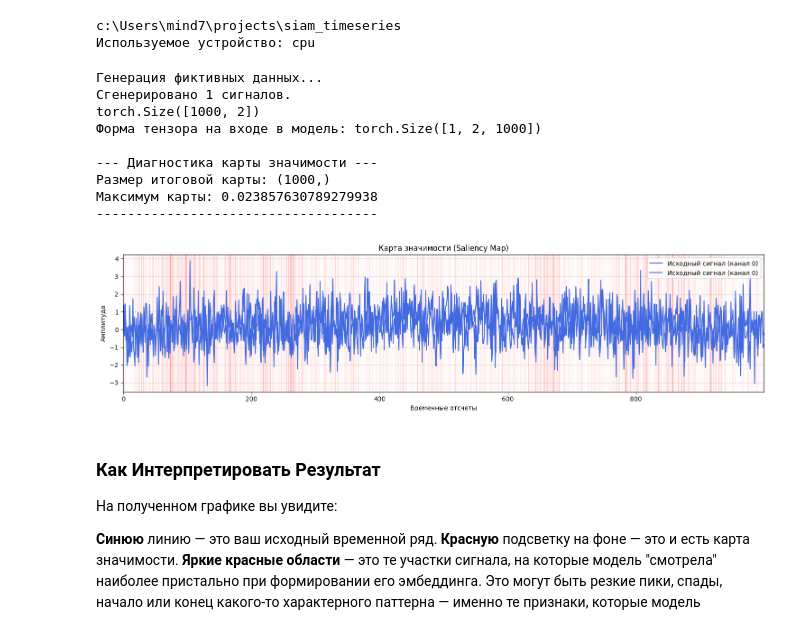
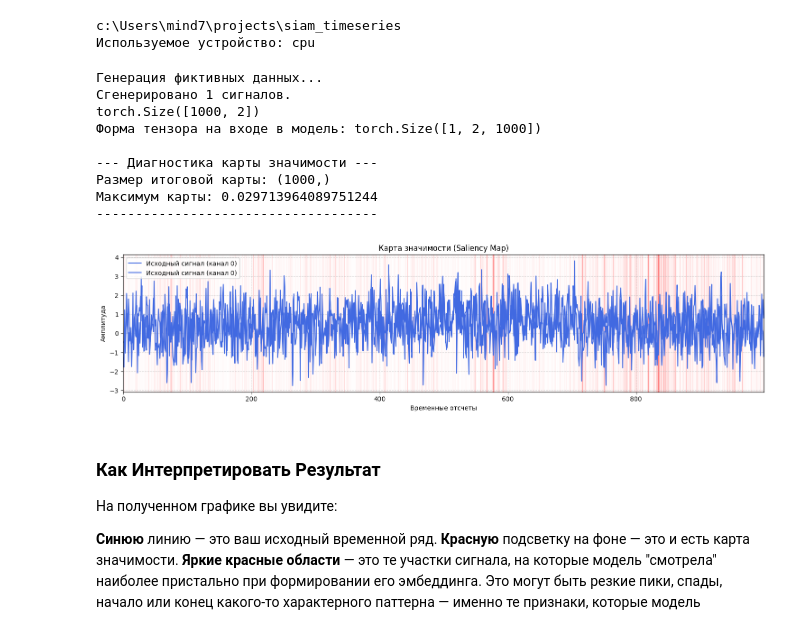
Before and after one commit to rpol-recart/Hierarchical_Time_Series, a Jupyter notebook: notebooks/interpretation.ipynb, the cells around one changed output. Cells and saved outputs as stored; diff of their text form; code cells hidden in the pictures.

```diff
--- a/notebooks/interpretation.ipynb
+++ b/notebooks/interpretation.ipynb
@@ -133,36 +133,36 @@ def visualize_saliency(original_signal_channel, saliency_map, channel_index=0, t
 DEVICE = "cuda" if torch.cuda.is_available() else "cpu"
 EMBEDDING_DIM = 64
 model = HierarchicalSignalNet(embedding_dim=EMBEDDING_DIM)
 # Укажите путь к вашим обученным весам!
 try:
-    model.load_state_dict(torch.load("../checkpoints/model_epoch_20.pth"))
+    model.load_state_dict(torch.load("../checkpoints/model_epoch_5.pth"))
 except FileNotFoundError:
     print("Внимание: Файл с весами модели не найден. Будут использованы случайные веса.")
     # Если веса не найдены, код все равно отработает, но карта будет бессмысленной
 model.to(DEVICE)
 
 
 # --- 2. Возьмем один пример для анализа ---
 # Можно взять из валидационного набора или сгенерировать новый
 signals, _, _, _ = create_dummy_data(1, 1, 1)
 example_signal_np = signals[0]
 example_signal_tensor = torch.tensor(example_signal_np, dtype=torch.float32)
 print(example_signal_tensor.size())
 # --- 3. Генерация и визуализация карты значимости ---
 saliency_map = generate_saliency_map(model, example_signal_tensor, DEVICE)
 
 visualize_saliency(example_signal_np, saliency_map)
 # %% [output]
 Генерация фиктивных данных...
 Сгенерировано 1 сигналов.
 torch.Size([1000, 2])
 Форма тензора на входе в модель: torch.Size([1, 2, 1000])
 
 --- Диагностика карты значимости ---
 Размер итоговой карты: (1000,)
-Максимум карты: 0.023857630789279938
+Максимум карты: 0.029713964089751244
 ------------------------------------
-[figure, old version]
+[figure, new version]
 # %% [markdown]
 ### Как Интерпретировать Результат
 На полученном графике вы увидите:
```
Also changed, not shown: 3 other files.
